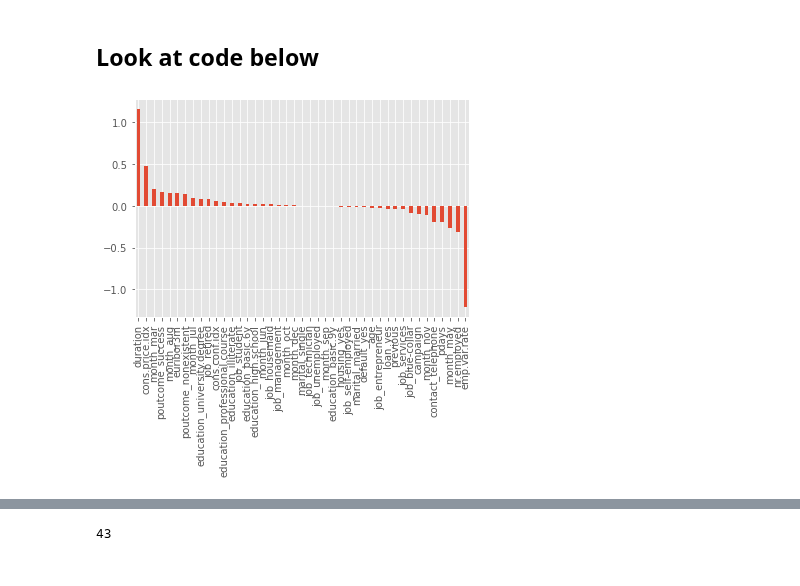
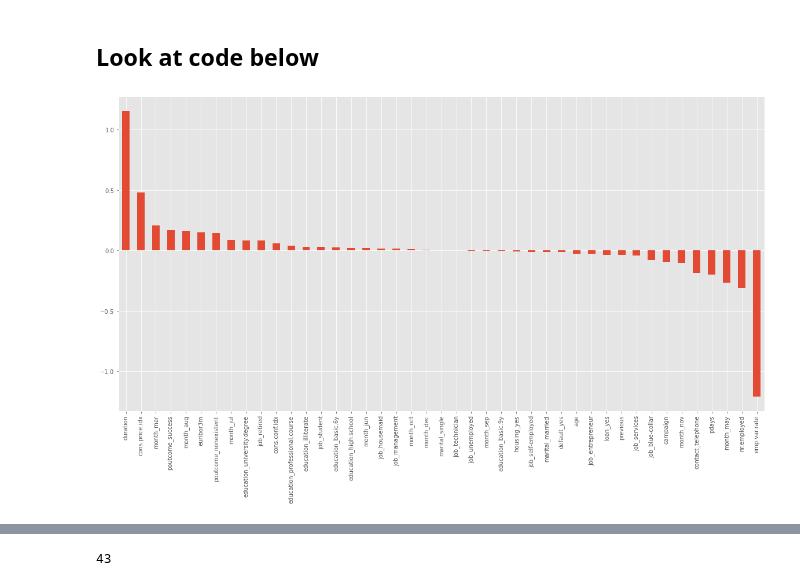
Before and after one commit to ChadKwong/DDSMachineLearning1, a Jupyter notebook: Mini Lab/Mini Lab.ipynb, the cells around one changed output, grey strips where cells are left out. Saved outputs shown, nothing was run; the diff lists cells and outputs as text; code cells hidden in the pictures.

Commit message:
adding absolute values and graph sie

```diff
--- a/Mini Lab/Mini Lab.ipynb
+++ b/Mini Lab/Mini Lab.ipynb
@@ -357,13 +357,13 @@ job has weight of 1.1548816933506276
 ## Look at code below
 # %%
 # now let's make a pandas Series with the names and values, and plot them
-from matplotlib import pyplot as plt
-%matplotlib inline
-plt.style.use('ggplot')
+# Setting plot size
+plt.rcParams["figure.figsize"] = (20,10)
 
-
+#Creating series for plotting weights
 weights = pd.Series(lr_clf.coef_[0],index=columns).sort_values(ascending=False)
+#Plot without absolute values
 weights.plot(kind='bar')
 plt.show()
 # %% [output]
-[figure, old version]
+[figure, new version]
```
Also changed, not shown: parts of 1 cell of this notebook.
